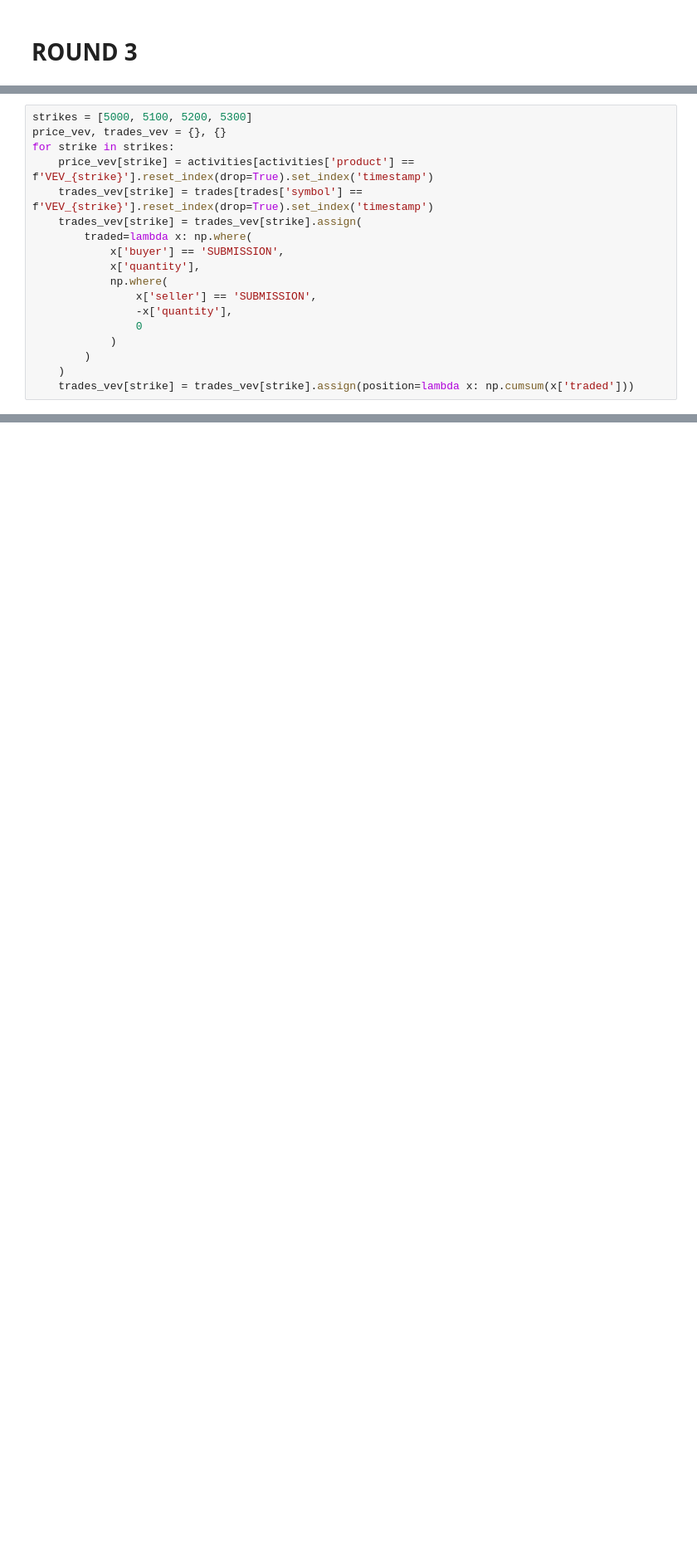
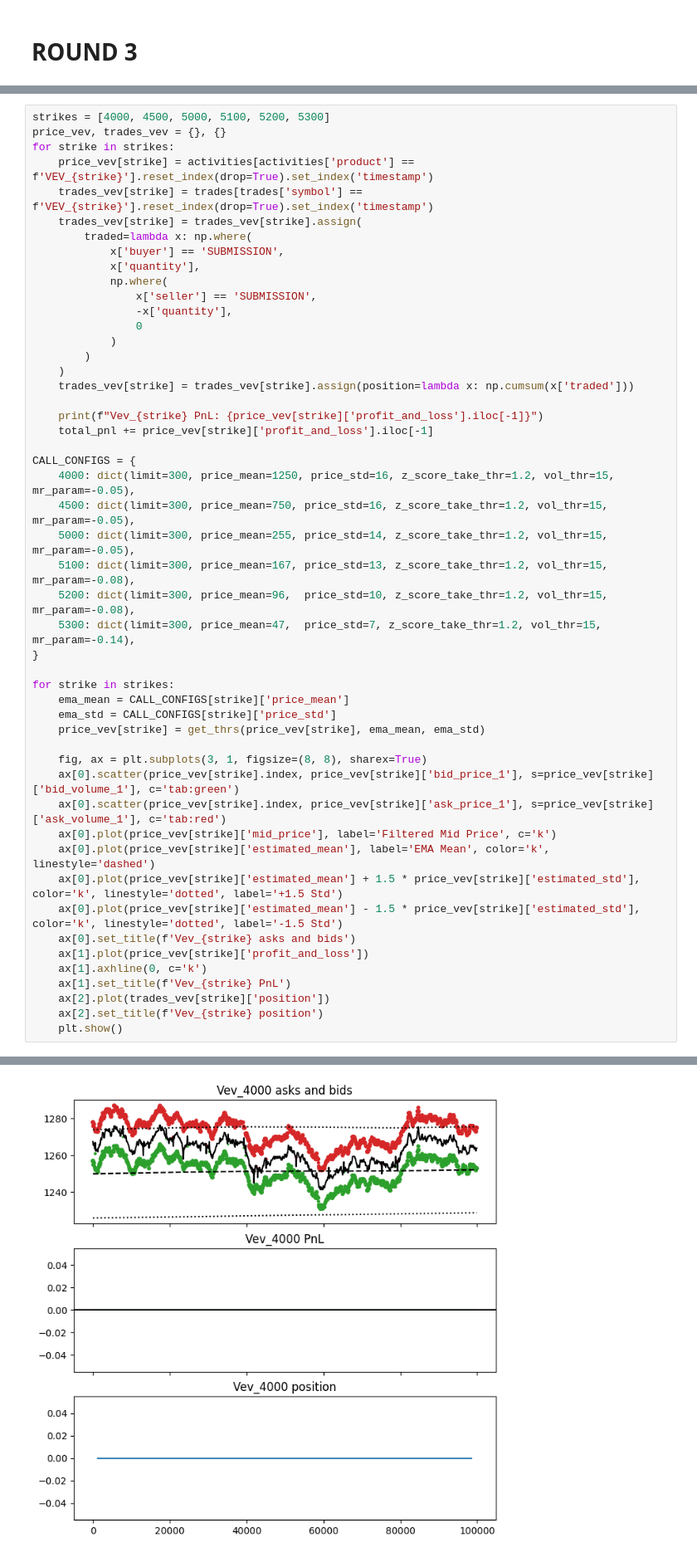
Before and after one commit to aemilani/imc-prosperity-4, a Jupyter notebook: notebooks/logs.ipynb, the cells around one changed output, grey strips where cells are left out. Shown at 83% size. Cells and saved outputs as stored; diff of their text form; blank space fills up the shorter version.

```diff
--- a/notebooks/logs.ipynb
+++ b/notebooks/logs.ipynb
@@ -275,5 +392,5 @@ trades = pd.DataFrame(data_log['tradeHistory'])
 # %%
-strikes = [5000, 5100, 5200, 5300]
+strikes = [4000, 4500, 5000, 5100, 5200, 5300]
 price_vev, trades_vev = {}, {}
 for strike in strikes:
     price_vev[strike] = activities[activities['product'] == f'VEV_{strike}'].reset_index(drop=True).set_index('timestamp')
@@ -290,3 +407,36 @@ for strike in strikes:
         )
     )
     trades_vev[strike] = trades_vev[strike].assign(position=lambda x: np.cumsum(x['traded']))
+
+    print(f"Vev_{strike} PnL: {price_vev[strike]['profit_and_loss'].iloc[-1]}")
+    total_pnl += price_vev[strike]['profit_and_loss'].iloc[-1]
+
+CALL_CONFIGS = {
+    4000: dict(limit=300, price_mean=1250, price_std=16, z_score_take_thr=1.2, vol_thr=15, mr_param=-0.05),
+    4500: dict(limit=300, price_mean=750, price_std=16, z_score_take_thr=1.2, vol_thr=15, mr_param=-0.05),
+    5000: dict(limit=300, price_mean=255, price_std=14, z_score_take_thr=1.2, vol_thr=15, mr_param=-0.05),
+    5100: dict(limit=300, price_mean=167, price_std=13, z_score_take_thr=1.2, vol_thr=15, mr_param=-0.08),
+    5200: dict(limit=300, price_mean=96,  price_std=10, z_score_take_thr=1.2, vol_thr=15, mr_param=-0.08),
+    5300: dict(limit=300, price_mean=47,  price_std=7, z_score_take_thr=1.2, vol_thr=15, mr_param=-0.14),
+}
+
+for strike in strikes:
+    ema_mean = CALL_CONFIGS[strike]['price_mean']
+    ema_std = CALL_CONFIGS[strike]['price_std']
+    price_vev[strike] = get_thrs(price_vev[strike], ema_mean, ema_std)
+
+    fig, ax = plt.subplots(3, 1, figsize=(8, 8), sharex=True)
+    ax[0].scatter(price_vev[strike].index, price_vev[strike]['bid_price_1'], s=price_vev[strike]['bid_volume_1'], c='tab:green')
+    ax[0].scatter(price_vev[strike].index, price_vev[strike]['ask_price_1'], s=price_vev[strike]['ask_volume_1'], c='tab:red')
+    ax[0].plot(price_vev[strike]['mid_price'], label='Filtered Mid Price', c='k')
+    ax[0].plot(price_vev[strike]['estimated_mean'], label='EMA Mean', color='k', linestyle='dashed')
+    ax[0].plot(price_vev[strike]['estimated_mean'] + 1.5 * price_vev[strike]['estimated_std'], color='k', linestyle='dotted', label='+1.5 Std')
+    ax[0].plot(price_vev[strike]['estimated_mean'] - 1.5 * price_vev[strike]['estimated_std'], color='k', linestyle='dotted', label='-1.5 Std')
+    ax[0].set_title(f'Vev_{strike} asks and bids')
+    ax[1].plot(price_vev[strike]['profit_and_loss'])
+    ax[1].axhline(0, c='k')
+    ax[1].set_title(f'Vev_{strike} PnL')
+    ax[2].plot(trades_vev[strike]['position'])
+    ax[2].set_title(f'Vev_{strike} position')
+    plt.show()
+# %% [output]
@@ -292,0 +449 @@ for strike in strikes:
+[figure, added]
```
Also changed, not shown: parts of 13 cells of this notebook, 13 other files.
